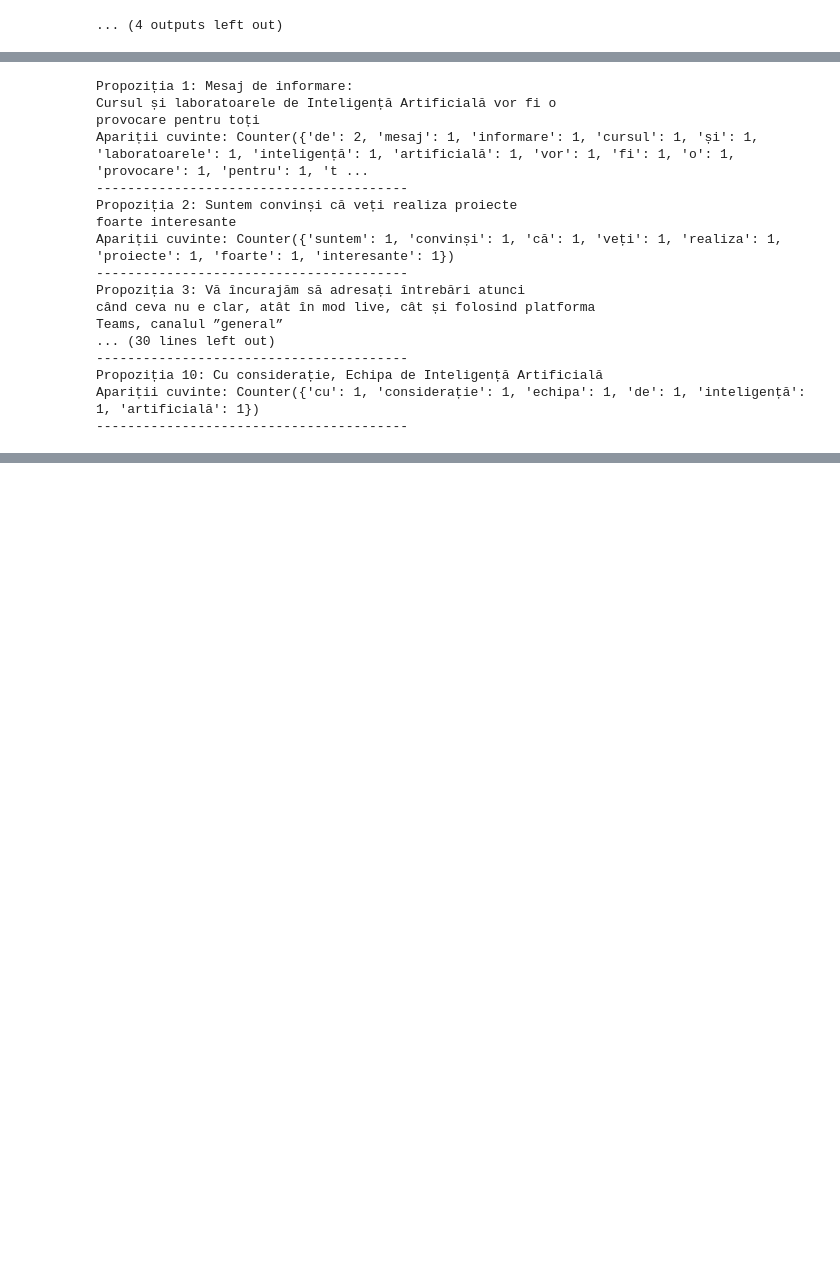
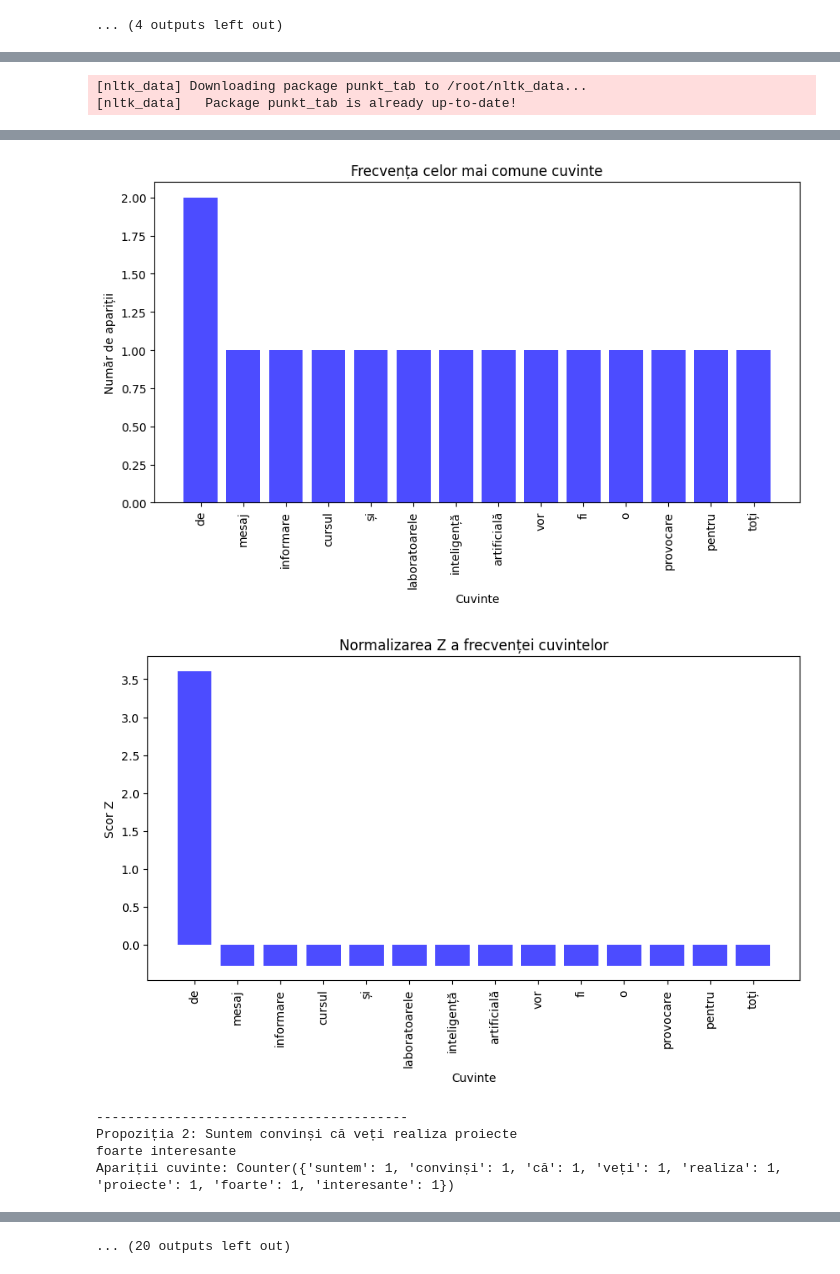
Before and after one commit to D3moSSS/AI, a Jupyter notebook: Lab2.1.ipynb, the cells around one changed output, grey strips where cells are left out. Drawn from its saved outputs; the diff is of its cells as text; code cells hidden in the pictures; blank space fills up the shorter version.

```diff
--- a/Lab2.1.ipynb
+++ b/Lab2.1.ipynb
@@ -593,6 +520,7 @@ import re
 import nltk
 from collections import Counter
 import string
+
 
 nltk.download('punkt_tab')
 
@@ -616,22 +544,32 @@ word_counts = [word_count_in_sentence(sentence) for sentence in sentences]
 for i, sentence in enumerate(sentences):
     print(f"Propoziția {i+1}: {sentence}")
     print(f"Apariții cuvinte: {word_counts[i]}")
+    most_common_words = word_counts[i].most_common(100)
+
+    labels, values = zip(*most_common_words)
+
+    plt.figure(figsize=(10, 5))
+    plt.bar(labels, values, color='blue', alpha=0.7)
+    plt.xlabel("Cuvinte")
+    plt.ylabel("Număr de apariții")
+    plt.title("Frecvența celor mai comune cuvinte")
+    plt.xticks(rotation=90)
+
+    frequencies = [count for word, count in most_common_words]
+    mean = np.mean(frequencies)
+    std_dev = np.std(frequencies)
+
+
+    z_normalized_values = [(word, (count - mean) / std_dev) for word, count in most_common_words]
+    labels, values = zip(*z_normalized_values)
+    plt.figure(figsize=(10, 5))
+    plt.bar(labels, values, color='blue', alpha=0.7)
+    plt.xlabel("Cuvinte")
+    plt.ylabel("Scor Z")
+    plt.title("Normalizarea Z a frecvenței cuvintelor")
+    plt.xticks(rotation=90)
+    plt.show()
     print("-" * 40)
 # %% [output]
-Propoziția 1: Mesaj de informare:
-Cursul și laboratoarele de Inteligență Artificială vor fi o
-provocare pentru toți
-Apariții cuvinte: Counter({'de': 2, 'mesaj': 1, 'informare': 1, 'cursul': 1, 'și': 1, 'laboratoarele': 1, 'inteligență': 1, 'artificială': 1, 'vor': 1, 'fi': 1, 'o': 1, 'provocare': 1, 'pentru': 1, 't ...
-----------------------------------------
-Propoziția 2: Suntem convinși că veți realiza proiecte
-foarte interesante
-Apariții cuvinte: Counter({'suntem': 1, 'convinși': 1, 'că': 1, 'veți': 1, 'realiza': 1, 'proiecte': 1, 'foarte': 1, 'interesante': 1})
-----------------------------------------
-Propoziția 3: Vă încurajăm să adresați întrebări atunci
-când ceva nu e clar, atât în mod live, cât și folosind platforma
-Teams, canalul ”general”
-... (30 lines left out)
-----------------------------------------
-Propoziția 10: Cu considerație, Echipa de Inteligență Artificială
-Apariții cuvinte: Counter({'cu': 1, 'considerație': 1, 'echipa': 1, 'de': 1, 'inteligență': 1, 'artificială': 1})
-----------------------------------------
+[nltk_data] Downloading package punkt_tab to /root/nltk_data...
+[nltk_data]   Package punkt_tab is already up-to-date!
@@ -639,0 +580,6 @@ Apariții cuvinte: Counter({'cu': 1, 'considerație': 1, 'echipa': 1, 'de': 1, '
+[figure, added]
+[figure, added]
+----------------------------------------
+Propoziția 2: Suntem convinși că veți realiza proiecte
+foarte interesante
+Apariții cuvinte: Counter({'suntem': 1, 'convinși': 1, 'că': 1, 'veți': 1, 'realiza': 1, 'proiecte': 1, 'foarte': 1, 'interesante': 1})
@@ -639,0 +601 @@ Apariții cuvinte: Counter({'cu': 1, 'considerație': 1, 'echipa': 1, 'de': 1, '
+... (20 outputs left out)
```
Also changed, not shown: parts of 6 cells of this notebook.
